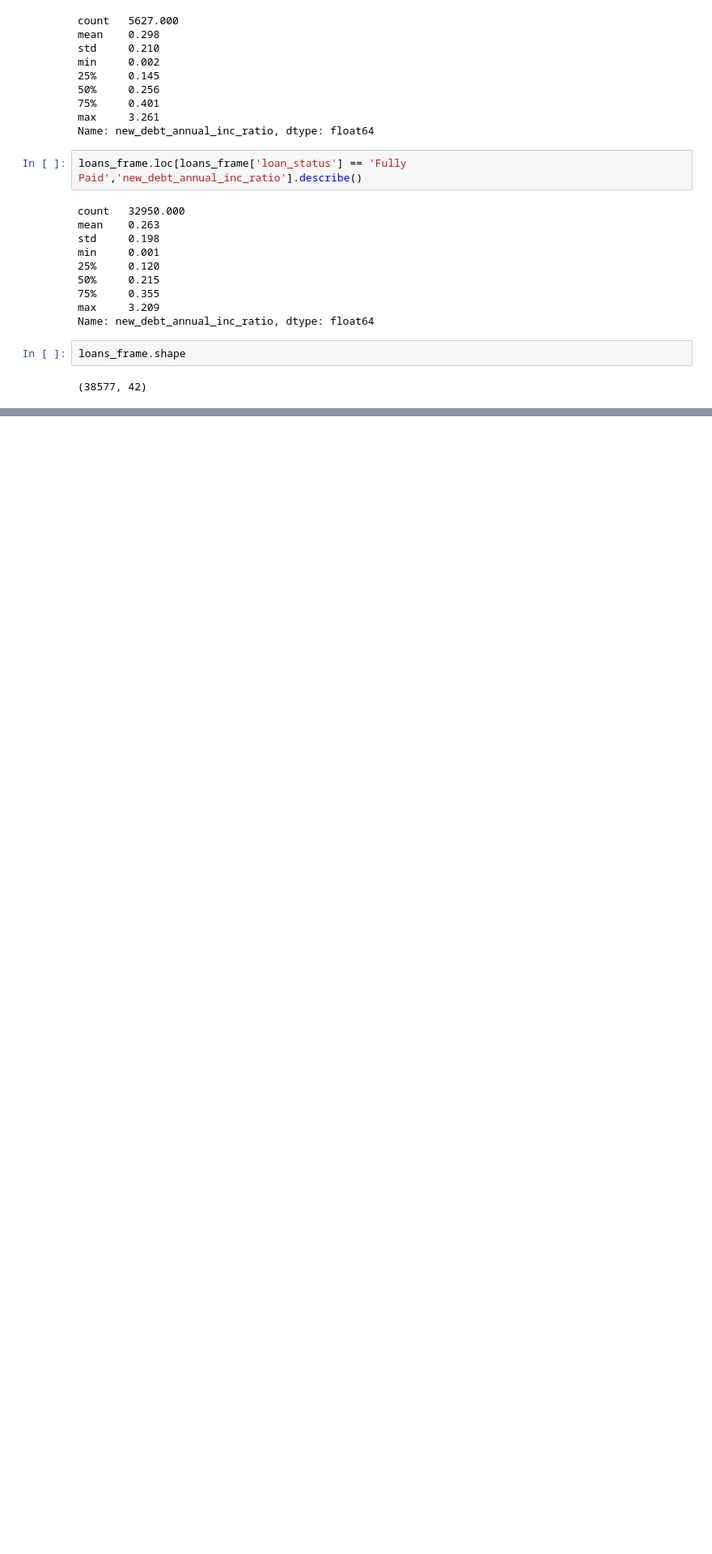
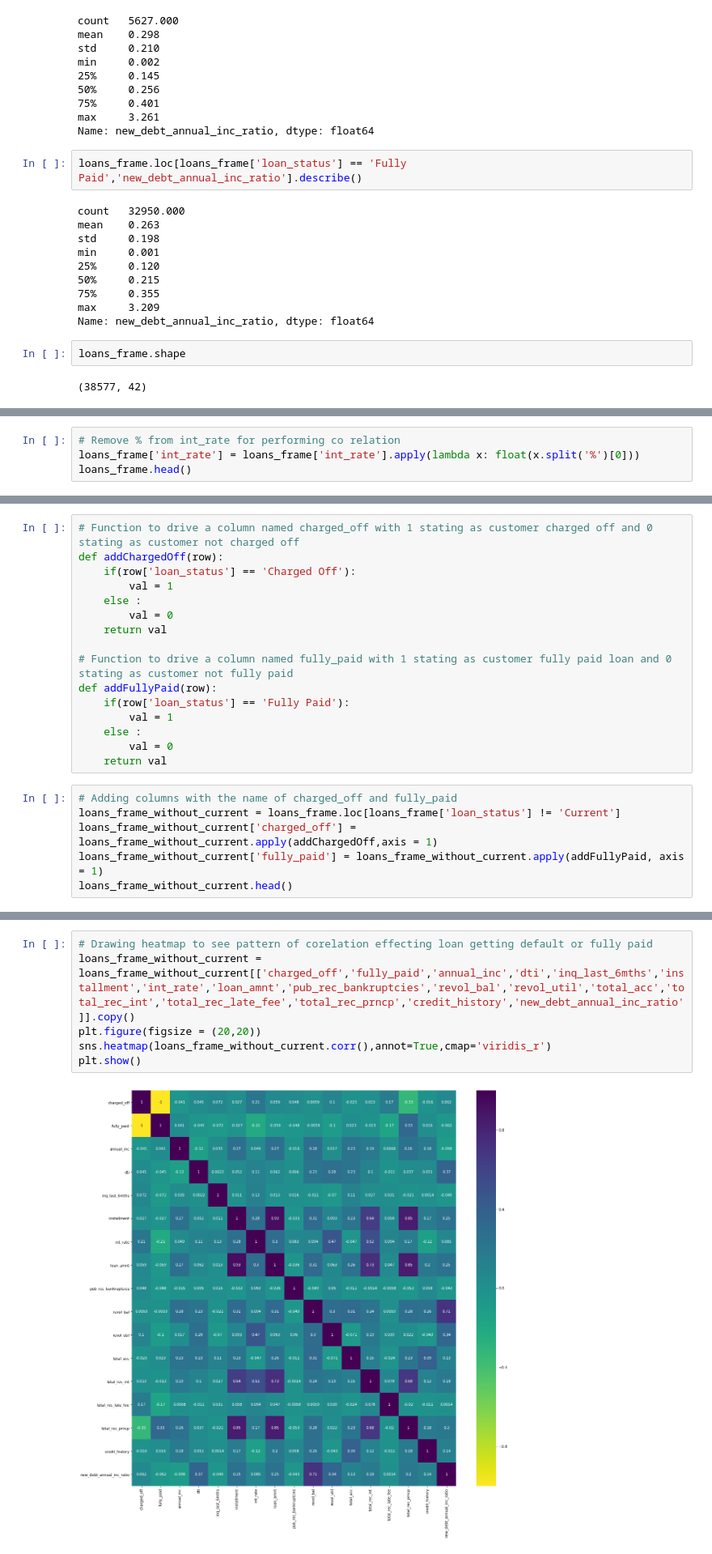
Before and after one commit to rahul-91/gramener-case-study, a Jupyter notebook: Achyut-Master.ipynb, the cells around one changed output, grey strips where cells are left out. Shown at 81% size. Drawn from its saved outputs; the diff is of its cells as text; blank space fills up the shorter version.

```diff
--- a/Achyut-Master.ipynb
+++ b/Achyut-Master.ipynb
@@ -826,0 +834,4 @@ plt.show()
+# %%
+# Remove % from int_rate for performing co relation
+loans_frame['int_rate'] = loans_frame['int_rate'].apply(lambda x: float(x.split('%')[0]))
+loans_frame.head()
@@ -826,0 +845,22 @@ plt.show()
+# %%
+# Function to drive a column named charged_off with 1 stating as customer charged off and 0 stating as customer not charged off
+def addChargedOff(row):
+    if(row['loan_status'] == 'Charged Off'):
+        val = 1
+    else :
+        val = 0
+    return val
+
+# Function to drive a column named fully_paid with 1 stating as customer fully paid loan and 0 stating as customer not fully paid
+def addFullyPaid(row):
+    if(row['loan_status'] == 'Fully Paid'):
+        val = 1
+    else :
+        val = 0
+    return val
+# %%
+# Adding columns with the name of charged_off and fully_paid
+loans_frame_without_current = loans_frame.loc[loans_frame['loan_status'] != 'Current']
+loans_frame_without_current['charged_off'] = loans_frame_without_current.apply(addChargedOff,axis = 1)
+loans_frame_without_current['fully_paid'] = loans_frame_without_current.apply(addFullyPaid, axis = 1)
+loans_frame_without_current.head()
@@ -826,0 +896,8 @@ plt.show()
+# %%
+# Drawing heatmap to see pattern of corelation effecting loan getting default or fully paid
+loans_frame_without_current = loans_frame_without_current[['charged_off','fully_paid','annual_inc','dti','inq_last_6mths','installment','int_rate','loan_amnt','pub_rec_bankruptcies','revol_bal','revol_util','total_acc','total_rec_int','total_rec_late_fee','total_rec_prncp','credit_history','new_debt_annual_inc_ratio']].copy()
+plt.figure(figsize = (20,20))
+sns.heatmap(loans_frame_without_current.corr(),annot=True,cmap='viridis_r')
+plt.show()
+# %% [output]
+[figure, added]
```
Also changed, not shown: parts of 9 cells of this notebook.
